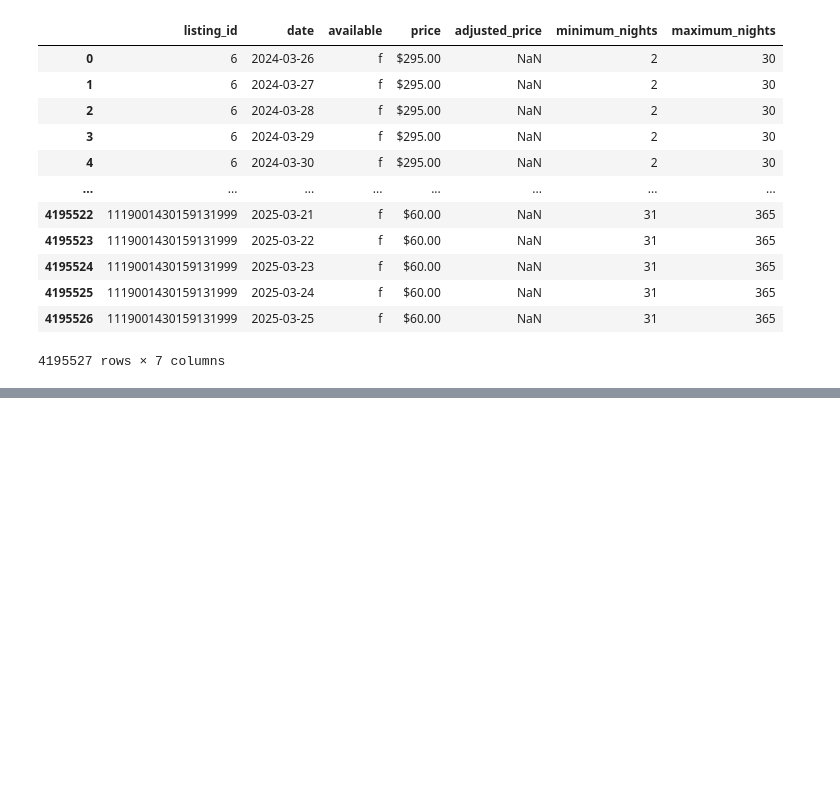
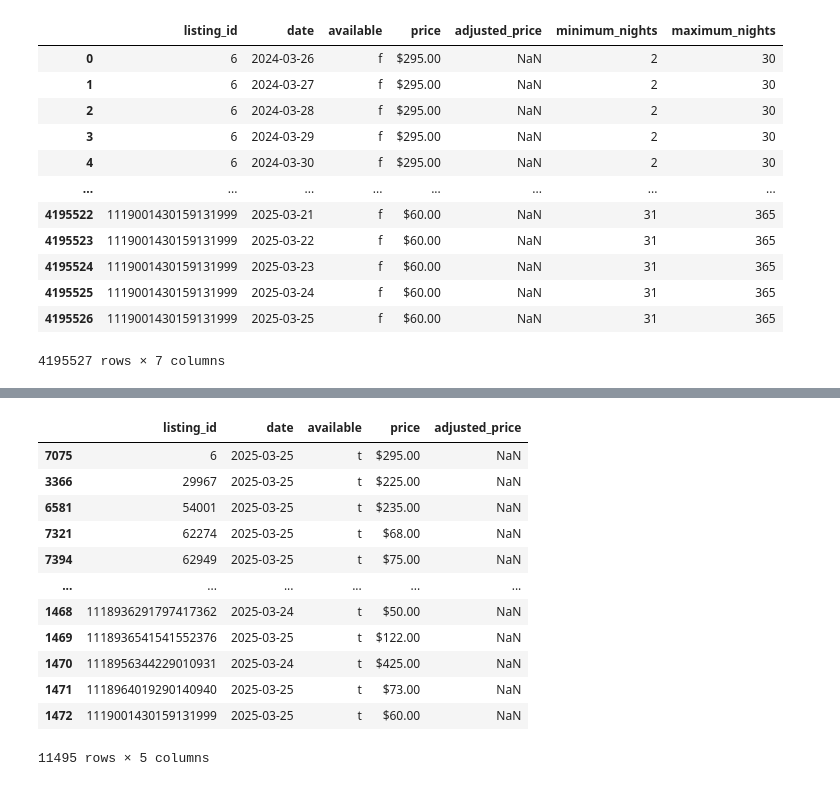
Before and after one commit to elliekwang/final_proj, a Jupyter notebook: airbnb.ipynb, the cells around one changed output, grey strips where cells are left out. Saved outputs shown, nothing was run; the diff lists cells and outputs as text; code cells hidden in the pictures; blank space fills up the shorter version.

```diff
--- a/airbnb.ipynb
+++ b/airbnb.ipynb
@@ -185,0 +219,16 @@ calendar
+# %%
+grouped.sort_values('listing_id')
+# %% [output]
+|  | listing_id | date | available | price | adjusted_price |
+| 7075 | 6 | 2025-03-25 | t | $295.00 | NaN |
+| 3366 | 29967 | 2025-03-25 | t | $225.00 | NaN |
+| 6581 | 54001 | 2025-03-25 | t | $235.00 | NaN |
+| 7321 | 62274 | 2025-03-25 | t | $68.00 | NaN |
+| 7394 | 62949 | 2025-03-25 | t | $75.00 | NaN |
+| ... | ... | ... | ... | ... | ... |
+| 1468 | 1118936291797417362 | 2025-03-24 | t | $50.00 | NaN |
+| 1469 | 1118936541541552376 | 2025-03-25 | t | $122.00 | NaN |
+| 1470 | 1118956344229010931 | 2025-03-24 | t | $425.00 | NaN |
+| 1471 | 1118964019290140940 | 2025-03-25 | t | $73.00 | NaN |
+| 1472 | 1119001430159131999 | 2025-03-25 | t | $60.00 | NaN |
+11495 rows × 5 columns
```
Also changed, not shown: parts of 14 cells of this notebook, 1 other file.
